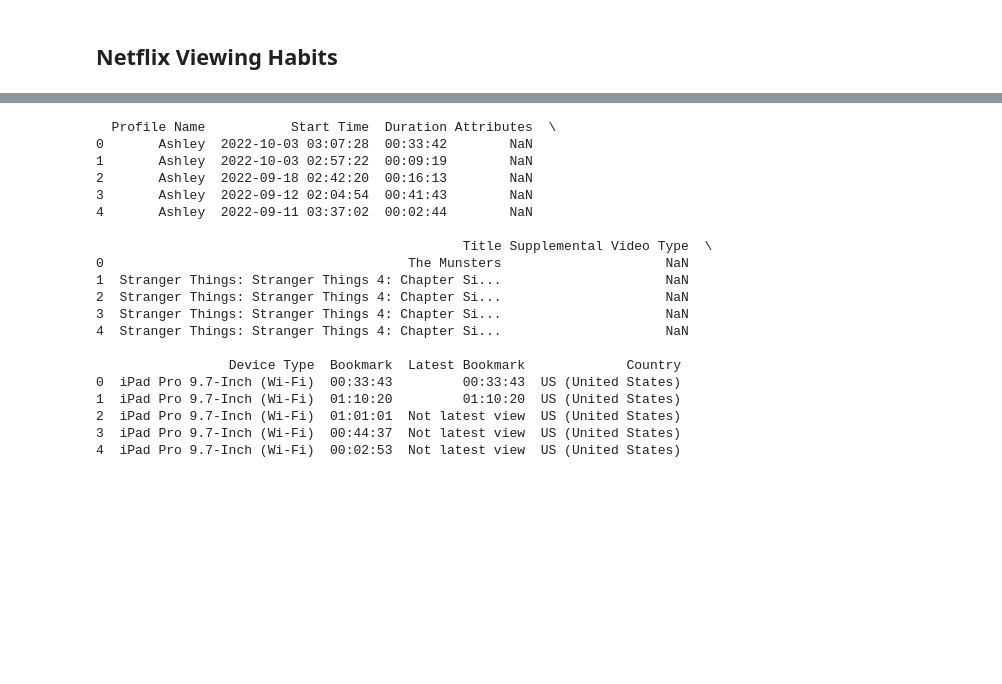
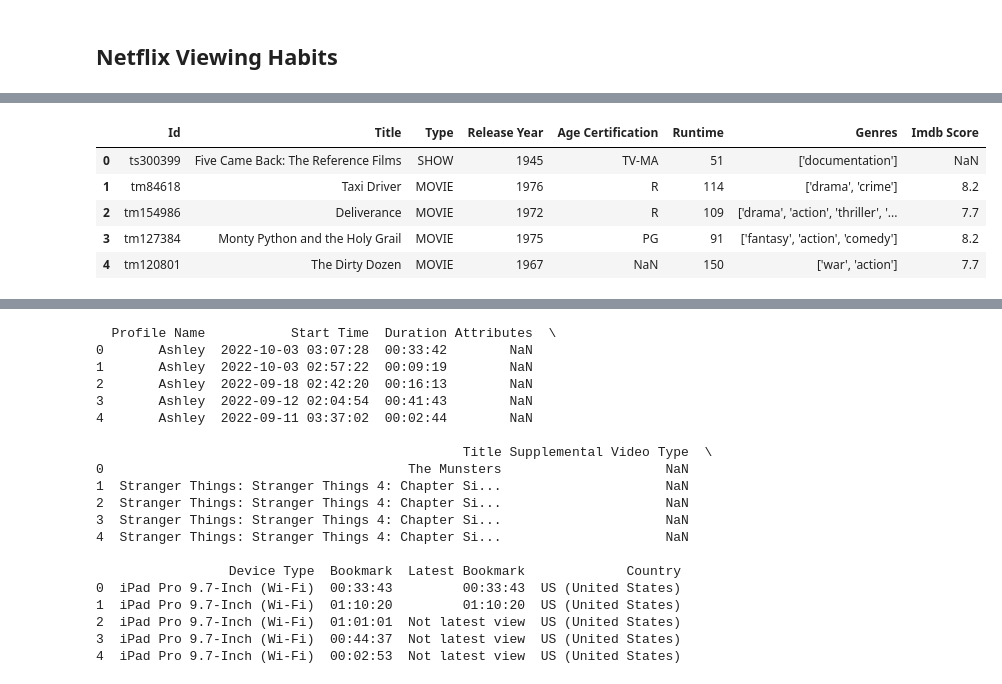
Before and after one commit to istarlet/netflix_viewing_habits, a Jupyter notebook: netflix.ipynb, the cells around one changed output, grey strips where cells are left out. Cells and saved outputs as stored; diff of their text form; code cells hidden in the pictures; blank space fills up the shorter version.

```diff
--- a/netflix.ipynb
+++ b/netflix.ipynb
@@ -24,3 +37,26 @@ titles.head()
+# %%
+# Fix the column names in the dataframe
+fixed_columns = {
+    "id":"Id",
+    "title":"Title",
+    "type":"Type",
+    "release_year":"Release Year",
+    "age_certification":"Age Certification",
+    "runtime":"Runtime",
+    "genres":"Genres",
+    "imdb_score":"Imdb Score"
+}
+
+# Check column names are displaying correctly
+titles.rename(columns=fixed_columns, inplace=True)
+titles.head()
+# %% [output]
+|  | Id | Title | Type | Release Year | Age Certification | Runtime | Genres | Imdb Score |
+| 0 | ts300399 | Five Came Back: The Reference Films | SHOW | 1945 | TV-MA | 51 | ['documentation'] | NaN |
+| 1 | tm84618 | Taxi Driver | MOVIE | 1976 | R | 114 | ['drama', 'crime'] | 8.2 |
+| 2 | tm154986 | Deliverance | MOVIE | 1972 | R | 109 | ['drama', 'action', 'thriller', '... | 7.7 |
+| 3 | tm127384 | Monty Python and the Holy Grail | MOVIE | 1975 | PG | 91 | ['fantasy', 'action', 'comedy'] | 8.2 |
+| 4 | tm120801 | The Dirty Dozen | MOVIE | 1967 | NaN | 150 | ['war', 'action'] | 7.7 |
 # %%
 # Inspect the data by viewing the first five rows
 df.head()
```
Also changed, not shown: parts of 7 cells of this notebook.
